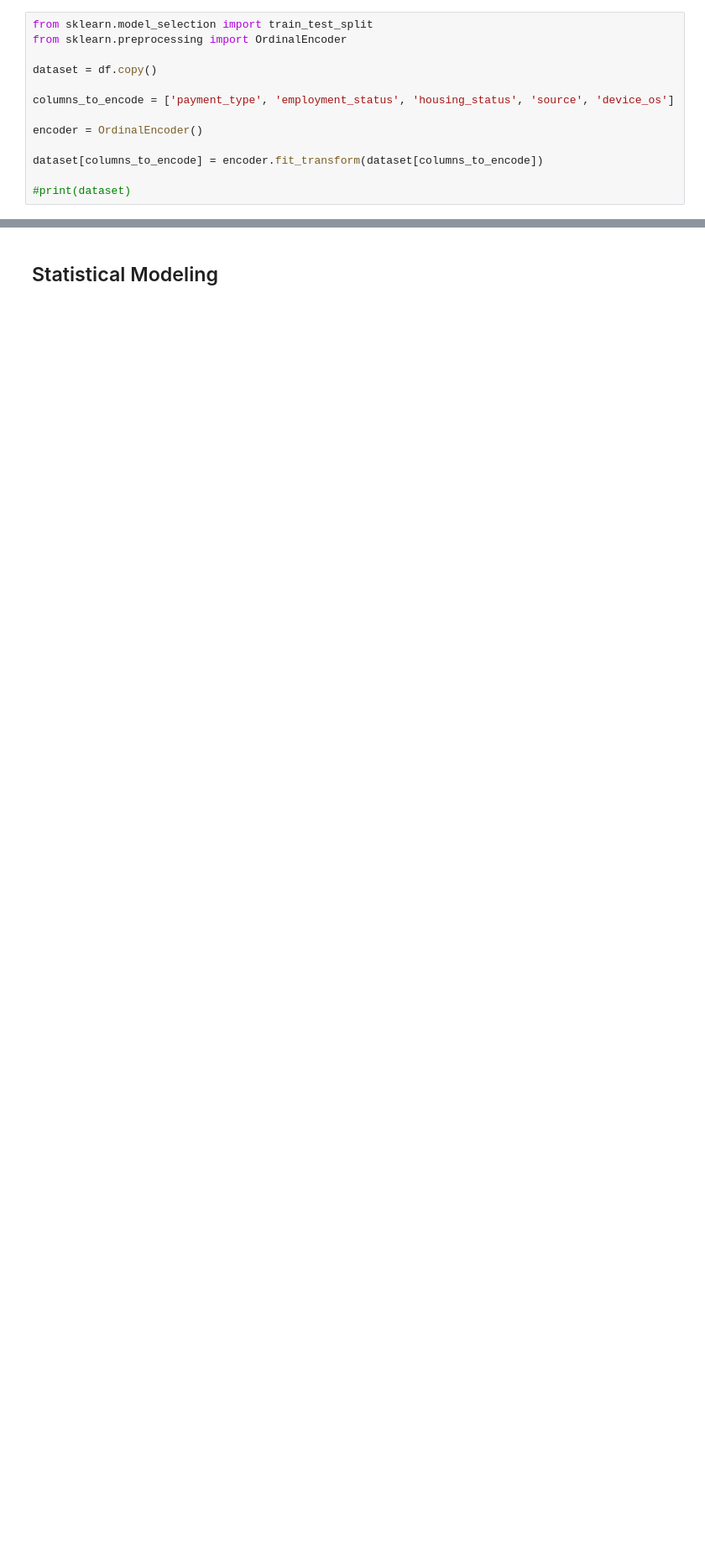
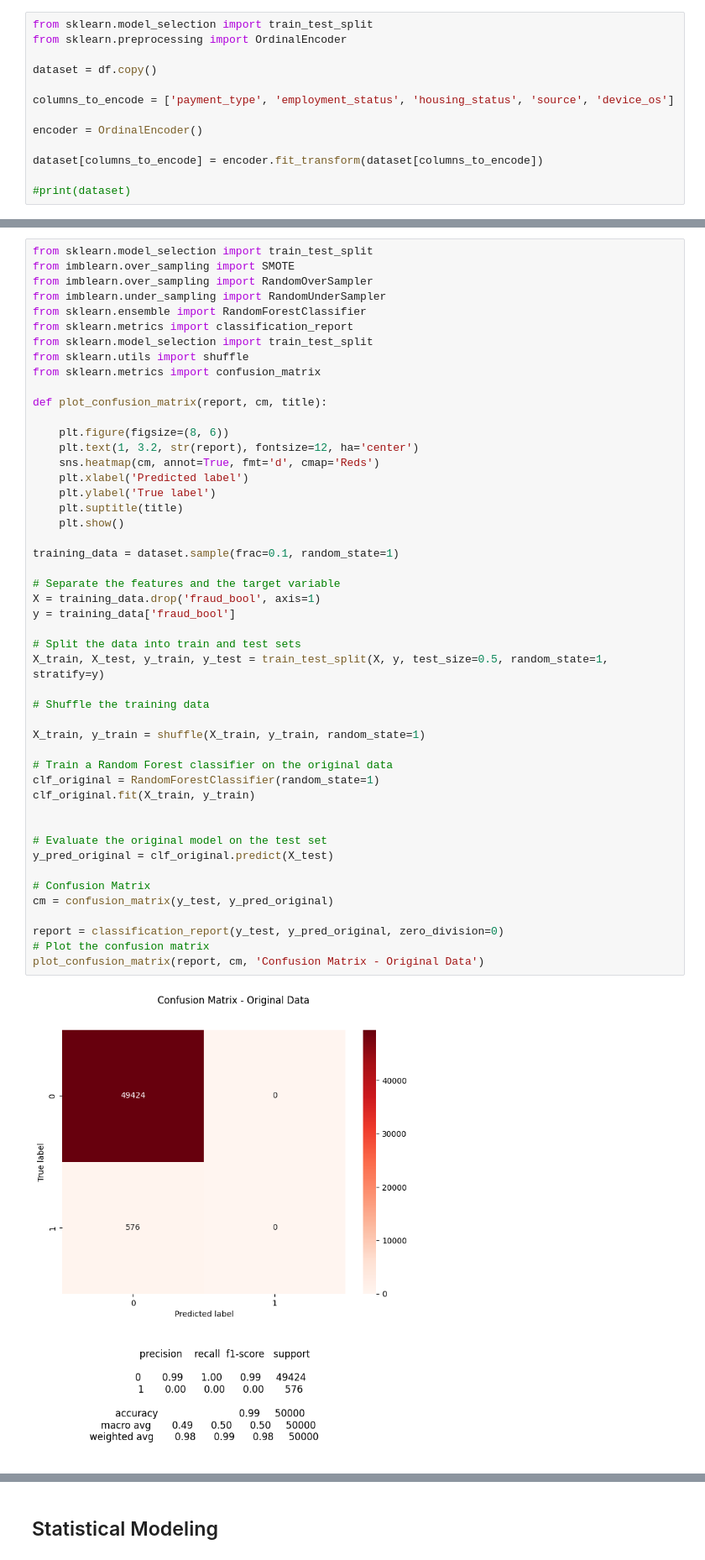
Before and after one commit to jogp10/Acc_Opening_fraud-ML, a Jupyter notebook: src/1_bankfraud_analysis.ipynb, the cells around one changed output, grey strips where cells are left out. Shown at 84% size. Drawn from its saved outputs; the diff is of its cells as text; blank space fills up the shorter version.

```diff
--- a/src/1_bankfraud_analysis.ipynb
+++ b/src/1_bankfraud_analysis.ipynb
@@ -216,0 +230,50 @@ dataset[columns_to_encode] = encoder.fit_transform(dataset[columns_to_encode])
+# %%
+from sklearn.model_selection import train_test_split
+from imblearn.over_sampling import SMOTE
+from imblearn.over_sampling import RandomOverSampler
+from imblearn.under_sampling import RandomUnderSampler
+from sklearn.ensemble import RandomForestClassifier
+from sklearn.metrics import classification_report
+from sklearn.model_selection import train_test_split
+from sklearn.utils import shuffle
+from sklearn.metrics import confusion_matrix
+
+def plot_confusion_matrix(report, cm, title):
+
+    plt.figure(figsize=(8, 6))
+    plt.text(1, 3.2, str(report), fontsize=12, ha='center')
+    sns.heatmap(cm, annot=True, fmt='d', cmap='Reds')
+    plt.xlabel('Predicted label')
+    plt.ylabel('True label')
+    plt.suptitle(title)
+    plt.show()
+
+training_data = dataset.sample(frac=0.1, random_state=1)
+
+# Separate the features and the target variable
+X = training_data.drop('fraud_bool', axis=1)
+y = training_data['fraud_bool']
+
+# Split the data into train and test sets
+X_train, X_test, y_train, y_test = train_test_split(X, y, test_size=0.5, random_state=1, stratify=y)
+
+# Shuffle the training data
+
+X_train, y_train = shuffle(X_train, y_train, random_state=1)
+
+# Train a Random Forest classifier on the original data
+clf_original = RandomForestClassifier(random_state=1)
+clf_original.fit(X_train, y_train)
+
+
+# Evaluate the original model on the test set
+y_pred_original = clf_original.predict(X_test)
+
+# Confusion Matrix
+cm = confusion_matrix(y_test, y_pred_original)
+
+report = classification_report(y_test, y_pred_original, zero_division=0)
+# Plot the confusion matrix
+plot_confusion_matrix(report, cm, 'Confusion Matrix - Original Data')
+# %% [output]
+[figure, added]
```
Also changed, not shown: parts of 18 cells of this notebook.
